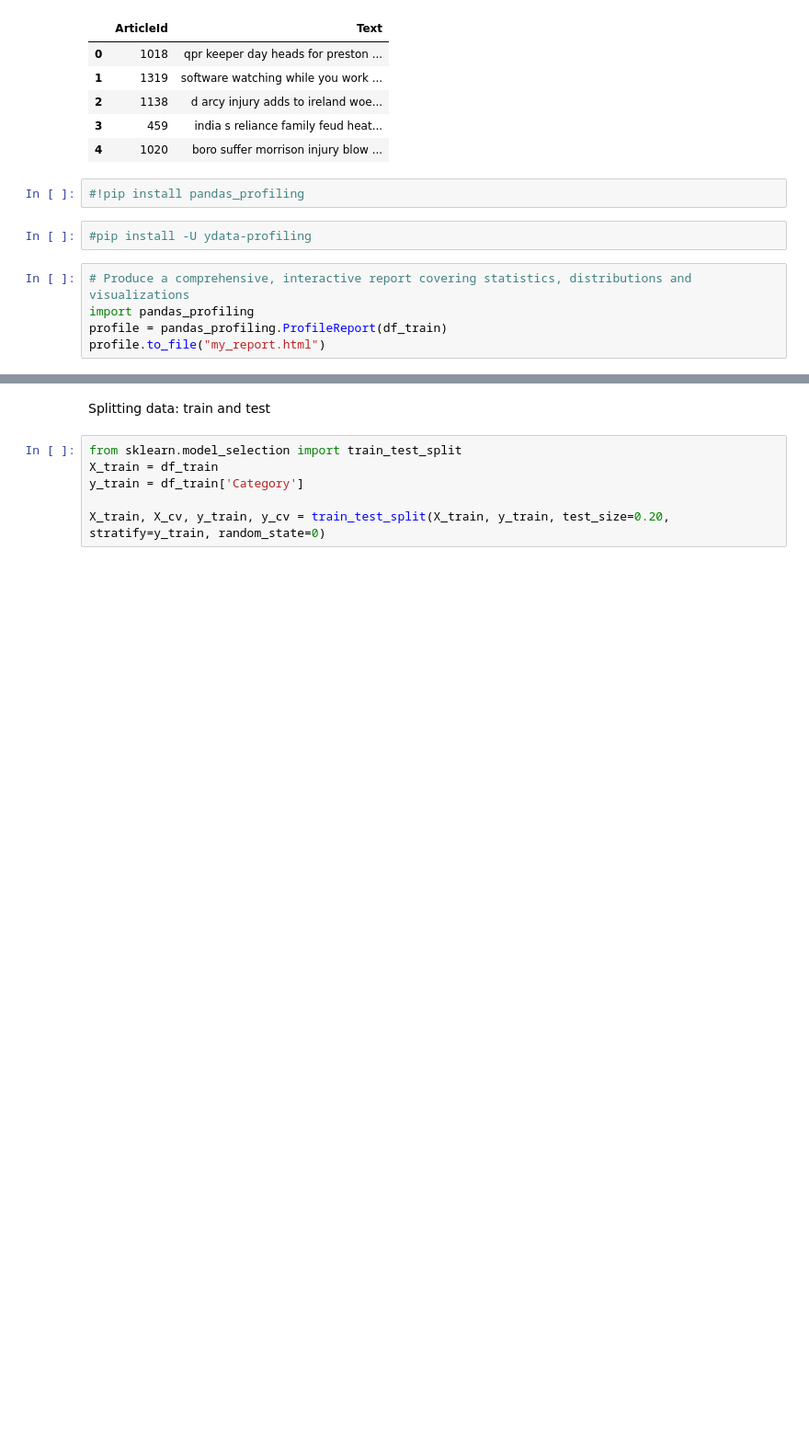
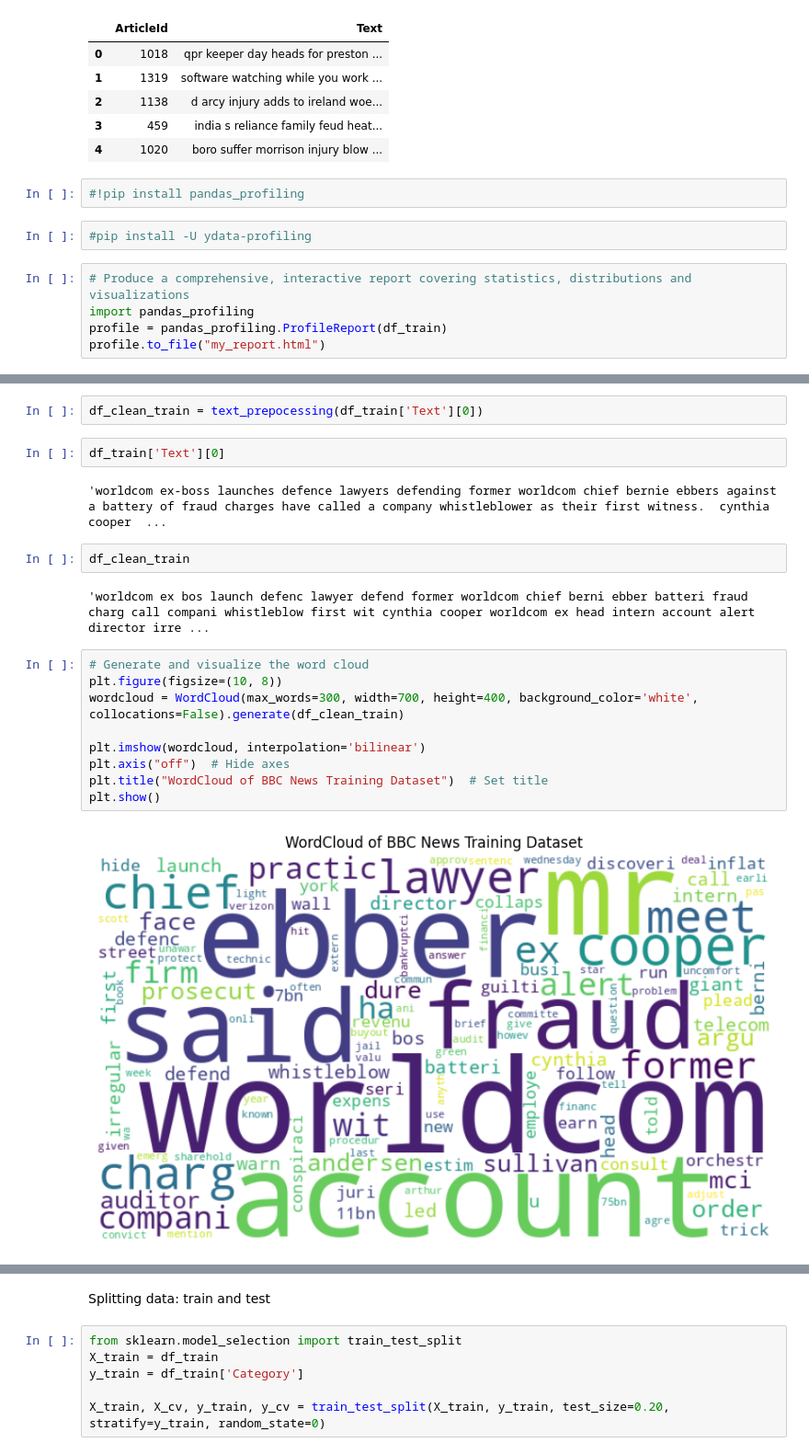
Before and after one commit to irungus/TUDA, a Jupyter notebook: TUDA.ipynb, the cells around one changed output, grey strips where cells are left out. Shown at 92% size. Drawn from its saved outputs; the diff is of its cells as text; blank space fills up the shorter version.

```diff
--- a/TUDA.ipynb
+++ b/TUDA.ipynb
@@ -226,0 +396,21 @@ wordcloud=WordCloud(max)
+# %%
+df_clean_train = text_prepocessing(df_train['Text'][0])
+# %%
+df_train['Text'][0]
+# %% [output]
+'worldcom ex-boss launches defence lawyers defending former worldcom chief bernie ebbers against a battery of fraud charges have called a company whistleblower as their first witness.  cynthia cooper  ...
+# %%
+df_clean_train
+# %% [output]
+'worldcom ex bos launch defenc lawyer defend former worldcom chief berni ebber batteri fraud charg call compani whistleblow first wit cynthia cooper worldcom ex head intern account alert director irre ...
+# %%
+# Generate and visualize the word cloud
+plt.figure(figsize=(10, 8))
+wordcloud = WordCloud(max_words=300, width=700, height=400, background_color='white', collocations=False).generate(df_clean_train)
+
+plt.imshow(wordcloud, interpolation='bilinear')
+plt.axis("off")  # Hide axes
+plt.title("WordCloud of BBC News Training Dataset")  # Set title
+plt.show()
+# %% [output]
+[figure, added]
```
Also changed, not shown: parts of 22 cells of this notebook.
